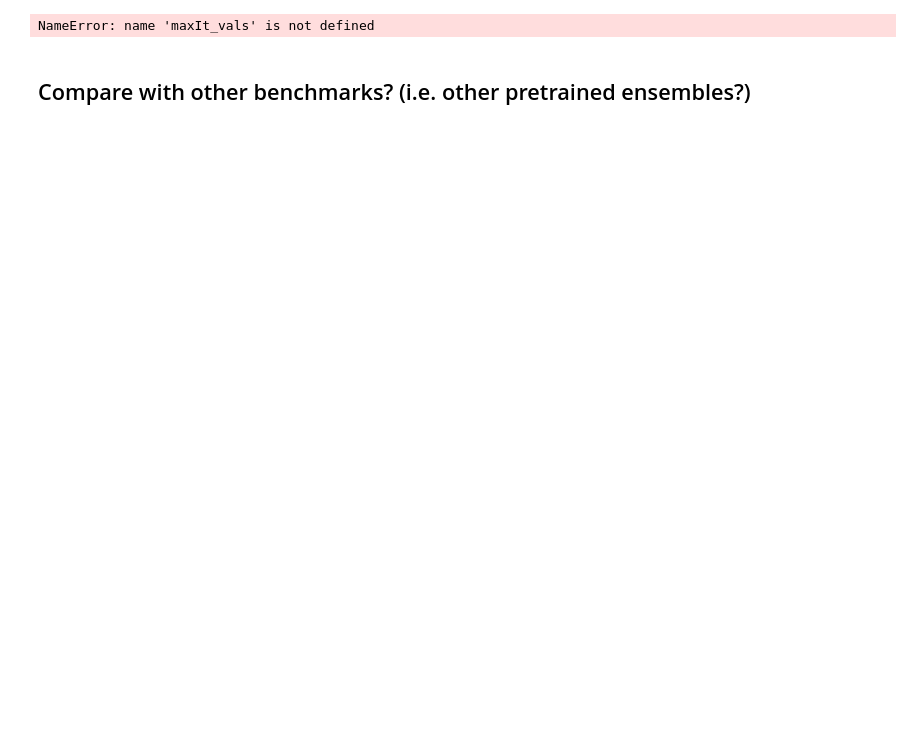
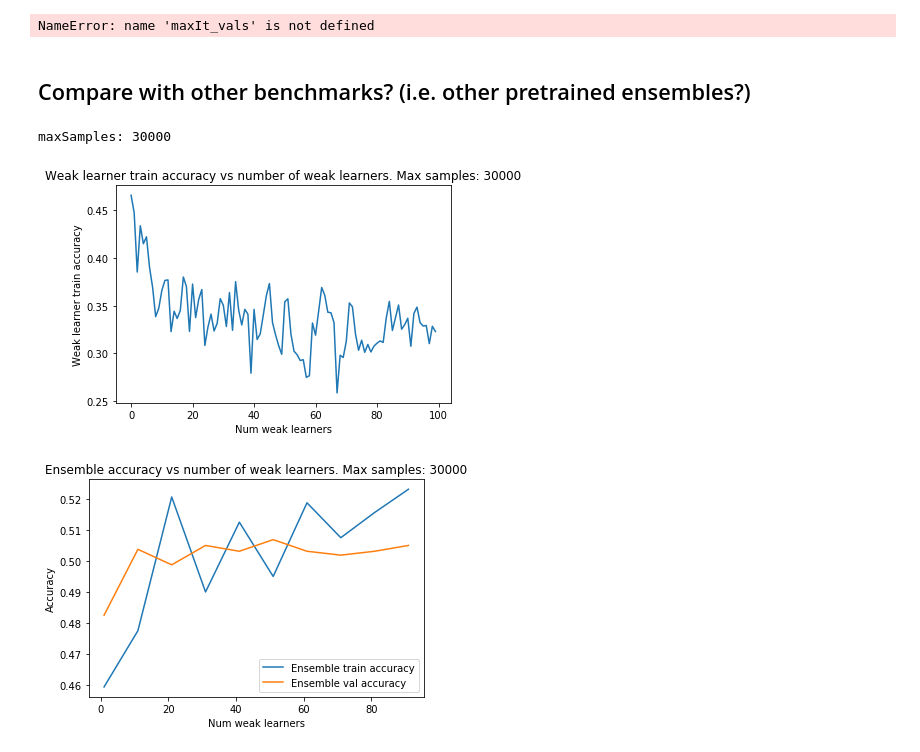
Before and after one commit to MLTheoryGT/AdversarialBoostingNeuralNets, a Jupyter notebook: BoostingExperiments.ipynb, the cells around one changed output. Drawn from its saved outputs; the diff is of its cells as text; code cells hidden in the pictures; blank space fills up the shorter version.

Commit message:
add results

```diff
--- a/BoostingExperiments.ipynb
+++ b/BoostingExperiments.ipynb
@@ -110,7 +109,8 @@ all_wl_weights = []
 # with LineProfiler(runMemlessBoosting, SchapireWongMulticlassBoostingMemoryLess) as prof:
 for maxSamples in maxSamples_vals:
     wl, wl_weights, train_accuracies, val_accuracies_ensemble, train_accuracies_ensemble = runBoosting(num_wl, maxSamples)
-    all_val_accuracies.append(val_accuracies)
+    all_val_accuracies_ensemble.append(val_accuracies_ensemble)
+    all_train_accuracies.append(train_accuracies)
     all_wl.append(wl)
     all_wl_weights.append(wl_weights)
     all_train_accuracies_ensemble.append(train_accuracies_ensemble)
@@ -148,24 +147,37 @@ NameError: name 'train_accuracies_ensemble' is not defined
 # %%
 def generate_plots():
-    for i in range(len(maxSamples)):
+    from numpy import genfromtxt
+    dataset_name = 'cifar10'
+    for i in range(len(maxSamples_vals)):
         maxSamples = maxSamples_vals[i]
+        print("maxSamples:", maxSamples)
+        wl_train_acc_file = f"./results/wl_train_accuracy_{maxSamples}.csv"
+        ensemble_train_acc_file = f"./results/ensemble_train_accuracy_{maxSamples}.csv"
+        ensemble_val_acc_file = f"./results/ensemble_val_accuracy_{maxSamples}.csv"
+
         # plot for wl train accuracies
         plt.subplots()
-        wl_train_accuracies = all_train_accuracies[i]
-        plt_path = f'results/plots/wl_train_accuracies_maxSamples_{maxSamples}'
+        wl_train_accuracies = genfromtxt(wl_train_acc_file, delimiter = ',')
+        wl_range = np.arange(len(wl_train_accuracies))
+        plt.plot(wl_range, wl_train_accuracies)
+        plt_path = f'results/plots/{dataset_name}/wl_train_accuracies_maxSamples_{maxSamples}.png'
+        plt.title(f"Weak learner train accuracy vs number of weak learners. Max samples: {maxSamples}")
         plt.xlabel("Num weak learners")
         plt.ylabel("Weak learner train accuracy")
         plt.savefig(plt_path)
 
         # plot for ensemble train + val accuracies
         plt.subplots()
-        train_accuracies_ensemble = all_train_accuracies_ensemble[i]
-        val_accuracies_ensemble = all_val_accuracies_ensemble[i]
+        train_accuracies_ensemble = genfromtxt(ensemble_train_acc_file, delimiter = ',')
+#         print("wl train accuracies:", wl_train_accuracies)
+#         print("train_accuracies_ensemble:", train_accuracies_ensemble)
+        val_accuracies_ensemble = genfromtxt(ensemble_val_acc_file, delimiter = ',')
         wl_range = [10 * i + 1 for i in range(len(train_accuracies_ensemble))]
         plt.plot(wl_range, train_accuracies_ensemble)
         plt.plot(wl_range, val_accuracies_ensemble)
         plt.xlabel("Num weak learners")
         plt.ylabel("Accuracy")
         plt.legend(["Ensemble train accuracy", "Ensemble val accuracy"])
-        plt_path = f'results/plots/wl_ensemble_accuracies_maxSamples_{maxSamples}'
+        plt_path = f'results/plots/{dataset_name}/wl_ensemble_accuracies_maxSamples_{maxSamples}.png'
+        plt.title(f"Ensemble accuracy vs number of weak learners. Max samples: {maxSamples}")
         plt.savefig(plt_path)
@@ -225,3 +235,9 @@ for i in range(len(maxSamples_vals)):
 # Potential idea: maybe compare wall-clock time b/w CIFAR10 boosting and regular nn training to reach a certain accuracy threshold?
 # %% [markdown]
 ## Compare with other benchmarks? (i.e. other pretrained ensembles?)
+# %%
+generate_plots()
+# %% [output]
+maxSamples: 30000
+[figure, added]
+[figure, added]
```
Also changed, not shown: parts of 4 cells of this notebook, 25 other files.
